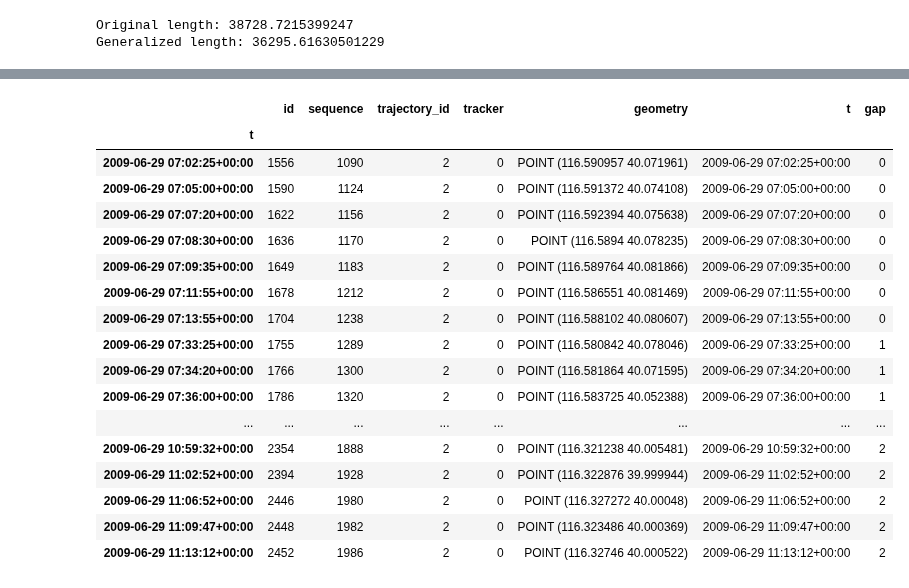
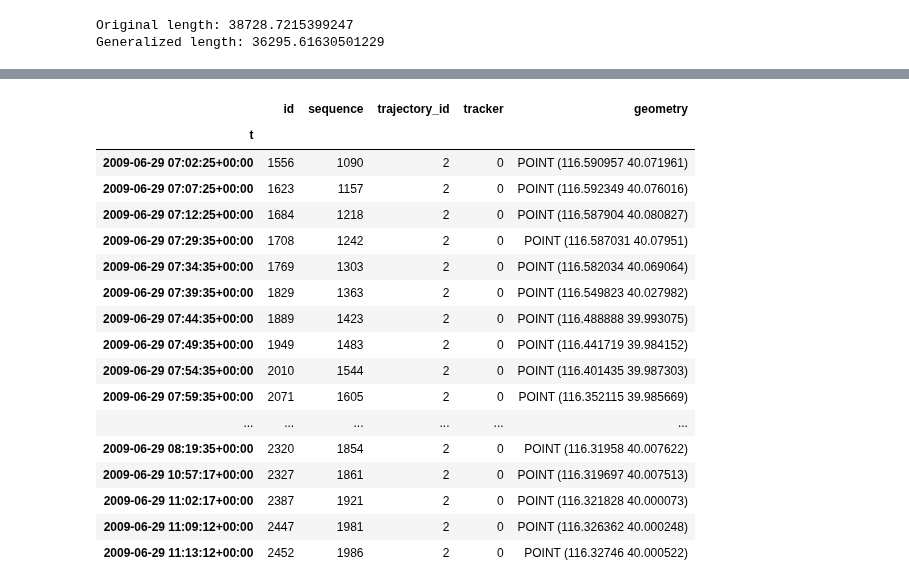
Before and after one commit to movingpandas/movingpandas, a Jupyter notebook: 0_getting_started.ipynb, the cells around one changed output, grey strips where cells are left out. Cells and saved outputs as stored; diff of their text form; code cells hidden in the pictures.

Commit message:
Add time-based generalization
Adding to #1

```diff
--- a/0_getting_started.ipynb
+++ b/0_getting_started.ipynb
@@ -227,3 +228,6 @@ split[0].plot()
 ## Generalizing trajectories
 
 To reduce the size of trajectory objects, we can generalize them, for example, using the Douglas-Peucker algorithm:
+# %%
+original_traj = trajectories[1]
+print(original_traj)
@@ -248,0 +259,3 @@ Generalized length: 36295.61630501229
+# %%
+time_generalized = original_traj.generalize(mode='min-time-delta', tolerance=timedelta(minutes=5))
+time_generalized.plot(column='speed')
@@ -249,21 +265,21 @@ Generalized length: 36295.61630501229
 # %%
-generalized_traj.df
+time_generalized.df
 # %% [output]
-|  | id | sequence | trajectory_id | tracker | geometry | t | gap |
-| t |  |  |  |  |  |  |  |
-| 2009-06-29 07:02:25+00:00 | 1556 | 1090 | 2 | 0 | POINT (116.590957 40.071961) | 2009-06-29 07:02:25+00:00 | 0 |
-| 2009-06-29 07:05:00+00:00 | 1590 | 1124 | 2 | 0 | POINT (116.591372 40.074108) | 2009-06-29 07:05:00+00:00 | 0 |
-| 2009-06-29 07:07:20+00:00 | 1622 | 1156 | 2 | 0 | POINT (116.592394 40.075638) | 2009-06-29 07:07:20+00:00 | 0 |
-| 2009-06-29 07:08:30+00:00 | 1636 | 1170 | 2 | 0 | POINT (116.5894 40.078235) | 2009-06-29 07:08:30+00:00 | 0 |
-| 2009-06-29 07:09:35+00:00 | 1649 | 1183 | 2 | 0 | POINT (116.589764 40.081866) | 2009-06-29 07:09:35+00:00 | 0 |
-| 2009-06-29 07:11:55+00:00 | 1678 | 1212 | 2 | 0 | POINT (116.586551 40.081469) | 2009-06-29 07:11:55+00:00 | 0 |
-| 2009-06-29 07:13:55+00:00 | 1704 | 1238 | 2 | 0 | POINT (116.588102 40.080607) | 2009-06-29 07:13:55+00:00 | 0 |
-| 2009-06-29 07:33:25+00:00 | 1755 | 1289 | 2 | 0 | POINT (116.580842 40.078046) | 2009-06-29 07:33:25+00:00 | 1 |
-| 2009-06-29 07:34:20+00:00 | 1766 | 1300 | 2 | 0 | POINT (116.581864 40.071595) | 2009-06-29 07:34:20+00:00 | 1 |
-| 2009-06-29 07:36:00+00:00 | 1786 | 1320 | 2 | 0 | POINT (116.583725 40.052388) | 2009-06-29 07:36:00+00:00 | 1 |
-| ... | ... | ... | ... | ... | ... | ... | ... |
-| 2009-06-29 10:59:32+00:00 | 2354 | 1888 | 2 | 0 | POINT (116.321238 40.005481) | 2009-06-29 10:59:32+00:00 | 2 |
-| 2009-06-29 11:02:52+00:00 | 2394 | 1928 | 2 | 0 | POINT (116.322876 39.999944) | 2009-06-29 11:02:52+00:00 | 2 |
-| 2009-06-29 11:06:52+00:00 | 2446 | 1980 | 2 | 0 | POINT (116.327272 40.00048) | 2009-06-29 11:06:52+00:00 | 2 |
-| 2009-06-29 11:09:47+00:00 | 2448 | 1982 | 2 | 0 | POINT (116.323486 40.000369) | 2009-06-29 11:09:47+00:00 | 2 |
-| 2009-06-29 11:13:12+00:00 | 2452 | 1986 | 2 | 0 | POINT (116.32746 40.000522) | 2009-06-29 11:13:12+00:00 | 2 |
+|  | id | sequence | trajectory_id | tracker | geometry |
+| t |  |  |  |  |  |
+| 2009-06-29 07:02:25+00:00 | 1556 | 1090 | 2 | 0 | POINT (116.590957 40.071961) |
+| 2009-06-29 07:07:25+00:00 | 1623 | 1157 | 2 | 0 | POINT (116.592349 40.076016) |
+| 2009-06-29 07:12:25+00:00 | 1684 | 1218 | 2 | 0 | POINT (116.587904 40.080827) |
+| 2009-06-29 07:29:35+00:00 | 1708 | 1242 | 2 | 0 | POINT (116.587031 40.07951) |
+| 2009-06-29 07:34:35+00:00 | 1769 | 1303 | 2 | 0 | POINT (116.582034 40.069064) |
+| 2009-06-29 07:39:35+00:00 | 1829 | 1363 | 2 | 0 | POINT (116.549823 40.027982) |
+| 2009-06-29 07:44:35+00:00 | 1889 | 1423 | 2 | 0 | POINT (116.488888 39.993075) |
+| 2009-06-29 07:49:35+00:00 | 1949 | 1483 | 2 | 0 | POINT (116.441719 39.984152) |
+| 2009-06-29 07:54:35+00:00 | 2010 | 1544 | 2 | 0 | POINT (116.401435 39.987303) |
+| 2009-06-29 07:59:35+00:00 | 2071 | 1605 | 2 | 0 | POINT (116.352115 39.985669) |
+| ... | ... | ... | ... | ... | ... |
+| 2009-06-29 08:19:35+00:00 | 2320 | 1854 | 2 | 0 | POINT (116.31958 40.007622) |
+| 2009-06-29 10:57:17+00:00 | 2327 | 1861 | 2 | 0 | POINT (116.319697 40.007513) |
+| 2009-06-29 11:02:17+00:00 | 2387 | 1921 | 2 | 0 | POINT (116.321828 40.000073) |
+| 2009-06-29 11:09:12+00:00 | 2447 | 1981 | 2 | 0 | POINT (116.326362 40.000248) |
+| 2009-06-29 11:13:12+00:00 | 2452 | 1986 | 2 | 0 | POINT (116.32746 40.000522) |
```
Also changed, not shown: parts of 9 cells of this notebook, 2 other files.
